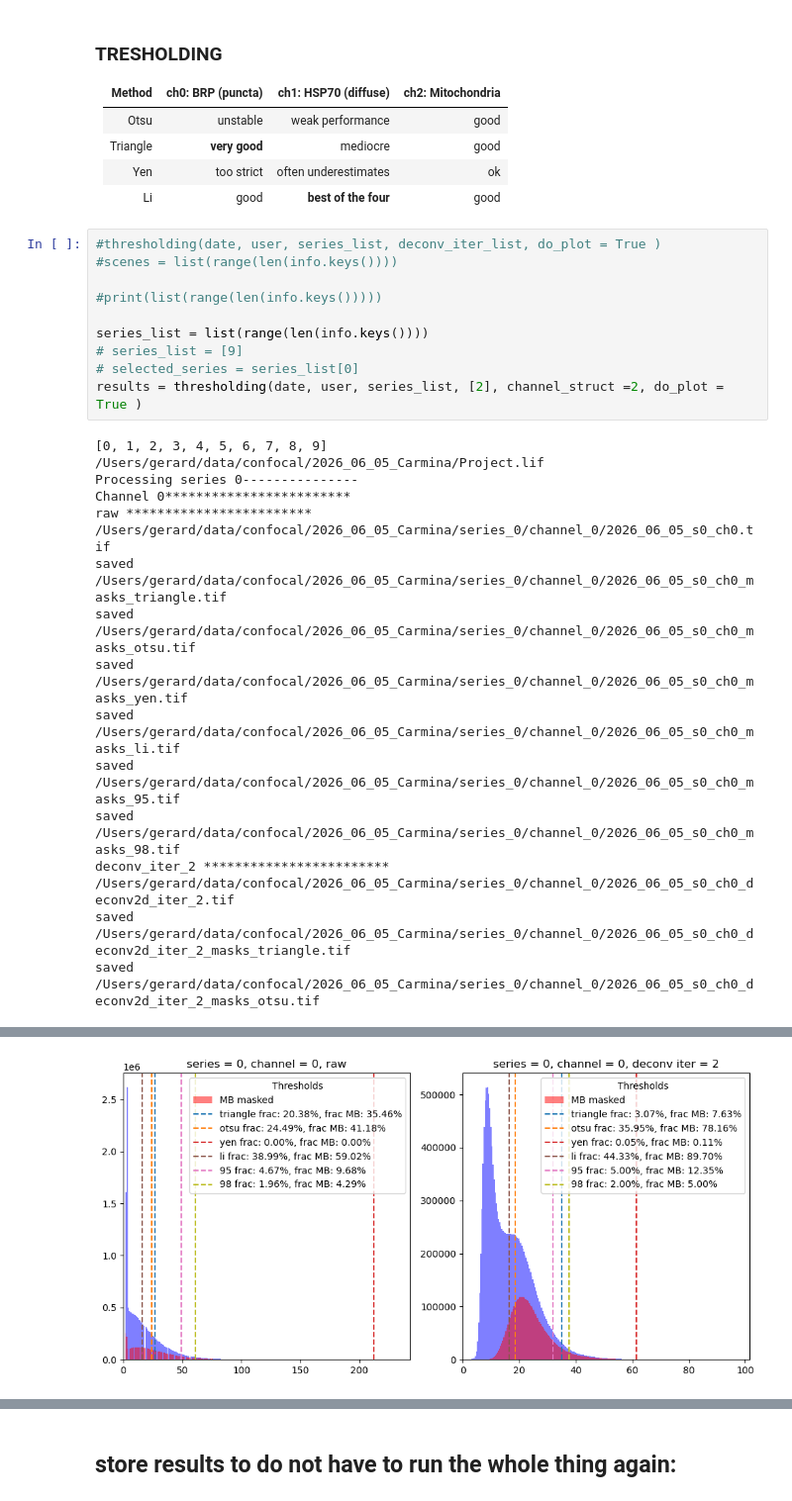
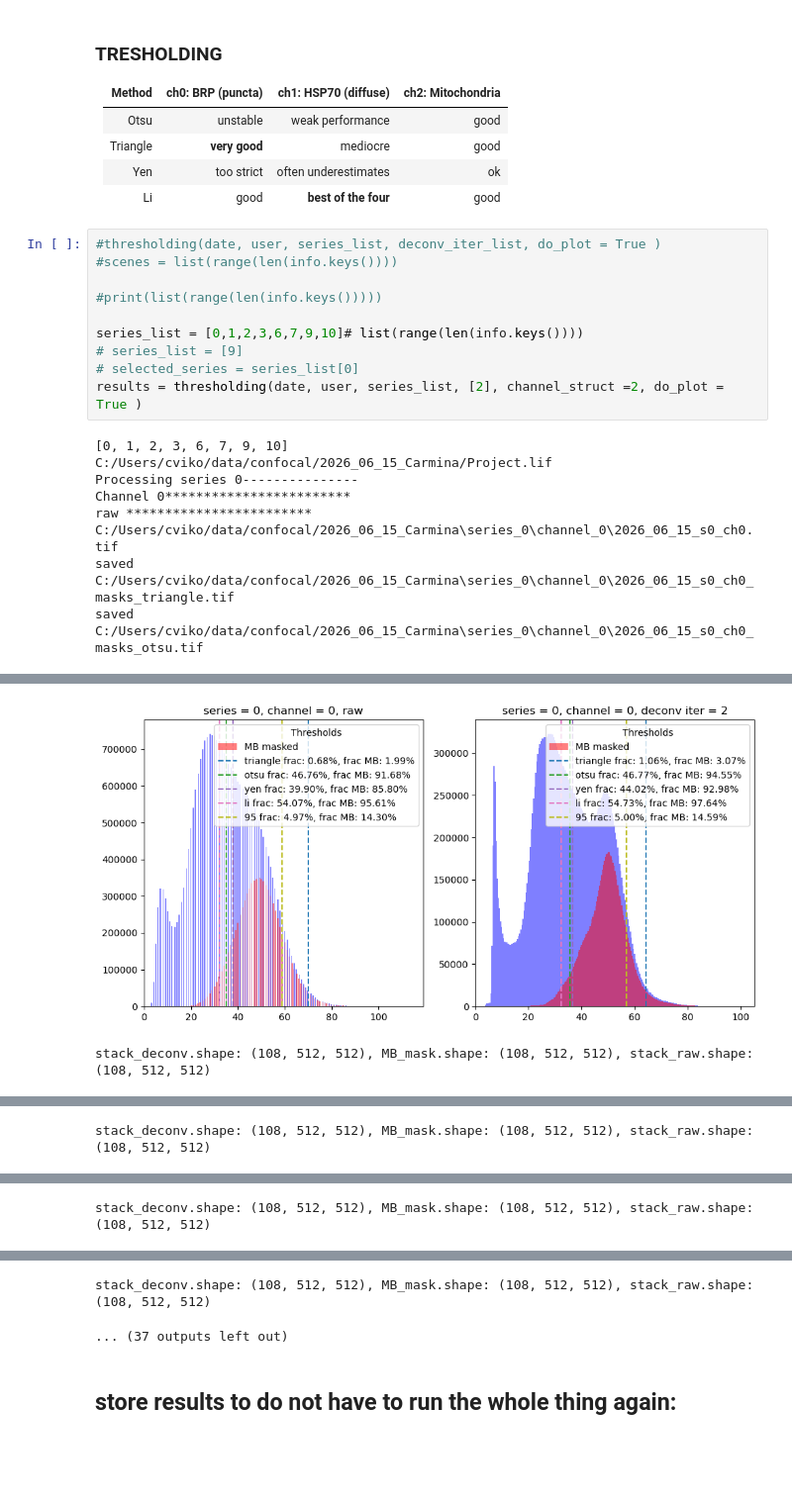
Before and after one commit to gmalagonv/confocal, a Jupyter notebook: analysis_notebooks/26_06_15_all_b.ipynb, the cells around one changed output, grey strips where cells are left out. Shown at 99% size. Cells and saved outputs as stored; diff of their text form; blank space fills up the shorter version.

```diff
--- a/analysis_notebooks/26_06_15_all_b.ipynb
+++ b/analysis_notebooks/26_06_15_all_b.ipynb
@@ -231,24 +233,16 @@ Applying pinhole factor 0.763 to PSF σ values: σ_xy 3.81 px → 2.90 px, σ_z
 
 #print(list(range(len(info.keys()))))
 
-series_list = list(range(len(info.keys())))
+series_list = [0,1,2,3,6,7,9,10]# list(range(len(info.keys())))
 # series_list = [9]
 # selected_series = series_list[0]
 results = thresholding(date, user, series_list, [2], channel_struct =2, do_plot = True )
 # %% [output]
-[0, 1, 2, 3, 4, 5, 6, 7, 8, 9]
-/Users/gerard/data/confocal/2026_06_05_Carmina/Project.lif
+[0, 1, 2, 3, 6, 7, 9, 10]
+C:/Users/cviko/data/confocal/2026_06_15_Carmina/Project.lif
 Processing series 0---------------
 Channel 0************************
 raw ************************
-/Users/gerard/data/confocal/2026_06_05_Carmina/series_0/channel_0/2026_06_05_s0_ch0.tif
-saved /Users/gerard/data/confocal/2026_06_05_Carmina/series_0/channel_0/2026_06_05_s0_ch0_masks_triangle.tif
-saved /Users/gerard/data/confocal/2026_06_05_Carmina/series_0/channel_0/2026_06_05_s0_ch0_masks_otsu.tif
-saved /Users/gerard/data/confocal/2026_06_05_Carmina/series_0/channel_0/2026_06_05_s0_ch0_masks_yen.tif
-saved /Users/gerard/data/confocal/2026_06_05_Carmina/series_0/channel_0/2026_06_05_s0_ch0_masks_li.tif
-saved /Users/gerard/data/confocal/2026_06_05_Carmina/series_0/channel_0/2026_06_05_s0_ch0_masks_95.tif
-saved /Users/gerard/data/confocal/2026_06_05_Carmina/series_0/channel_0/2026_06_05_s0_ch0_masks_98.tif
-deconv_iter_2 ************************
-/Users/gerard/data/confocal/2026_06_05_Carmina/series_0/channel_0/2026_06_05_s0_ch0_deconv2d_iter_2.tif
-saved /Users/gerard/data/confocal/2026_06_05_Carmina/series_0/channel_0/2026_06_05_s0_ch0_deconv2d_iter_2_masks_triangle.tif
-saved /Users/gerard/data/confocal/2026_06_05_Carmina/series_0/channel_0/2026_06_05_s0_ch0_deconv2d_iter_2_masks_otsu.tif
+C:/Users/cviko/data/confocal/2026_06_15_Carmina\series_0\channel_0\2026_06_15_s0_ch0.tif
+saved C:/Users/cviko/data/confocal/2026_06_15_Carmina\series_0\channel_0\2026_06_15_s0_ch0_masks_triangle.tif
+saved C:/Users/cviko/data/confocal/2026_06_15_Carmina\series_0\channel_0\2026_06_15_s0_ch0_masks_otsu.tif
@@ -272 +266,2 @@ saved /Users/gerard/data/confocal/2026_06_05_Carmina/series_0/channel_2/2026_06_
-[figure, old version]
+[figure, new version]
+stack_deconv.shape: (108, 512, 512), MB_mask.shape: (108, 512, 512), stack_raw.shape: (108, 512, 512)
@@ -273,0 +269 @@ saved /Users/gerard/data/confocal/2026_06_05_Carmina/series_0/channel_2/2026_06_
+stack_deconv.shape: (108, 512, 512), MB_mask.shape: (108, 512, 512), stack_raw.shape: (108, 512, 512)
@@ -292,0 +289 @@ saved /Users/gerard/data/confocal/2026_06_05_Carmina/series_1/channel_2/2026_06_
+stack_deconv.shape: (108, 512, 512), MB_mask.shape: (108, 512, 512), stack_raw.shape: (108, 512, 512)
@@ -315,3 +291,5 @@ saved /Users/gerard/data/confocal/2026_06_05_Carmina/series_2/channel_2/2026_06_
+stack_deconv.shape: (108, 512, 512), MB_mask.shape: (108, 512, 512), stack_raw.shape: (108, 512, 512)
+... (37 outputs left out)
 # %% [markdown]
 ## store results to do not have to run the whole thing again:
 # %%
```
Also changed, not shown: parts of 11 cells of this notebook, 4 other files.
